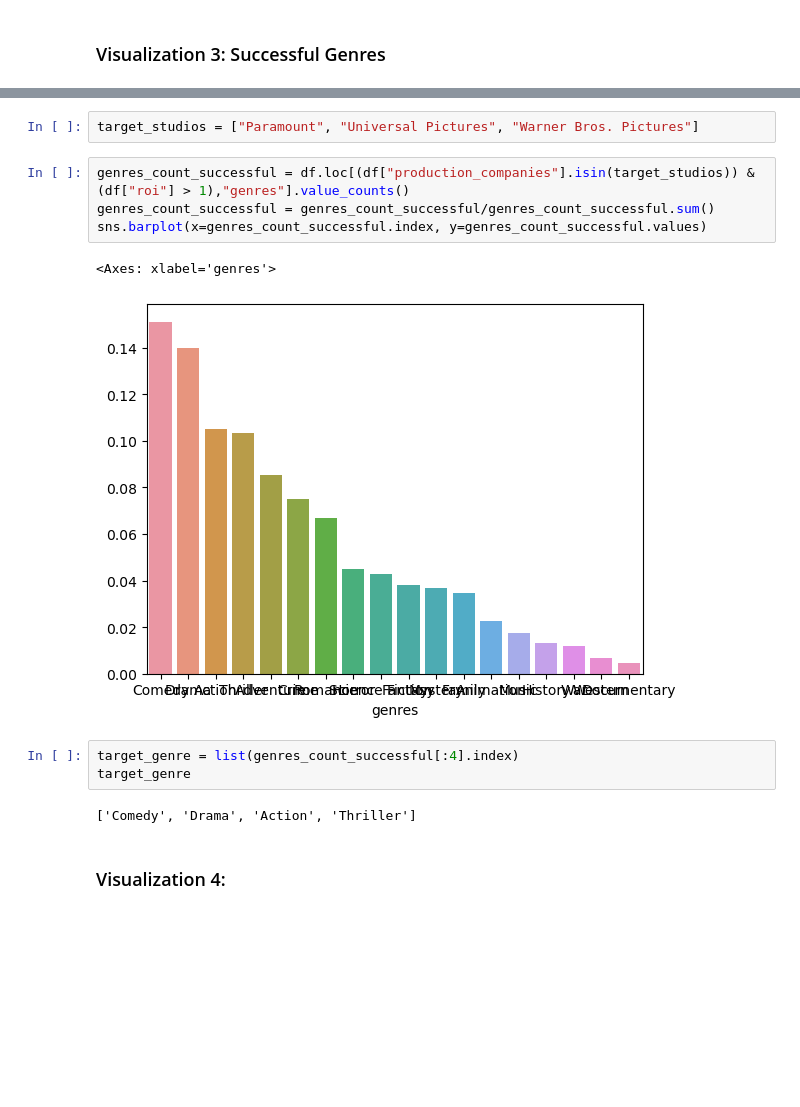
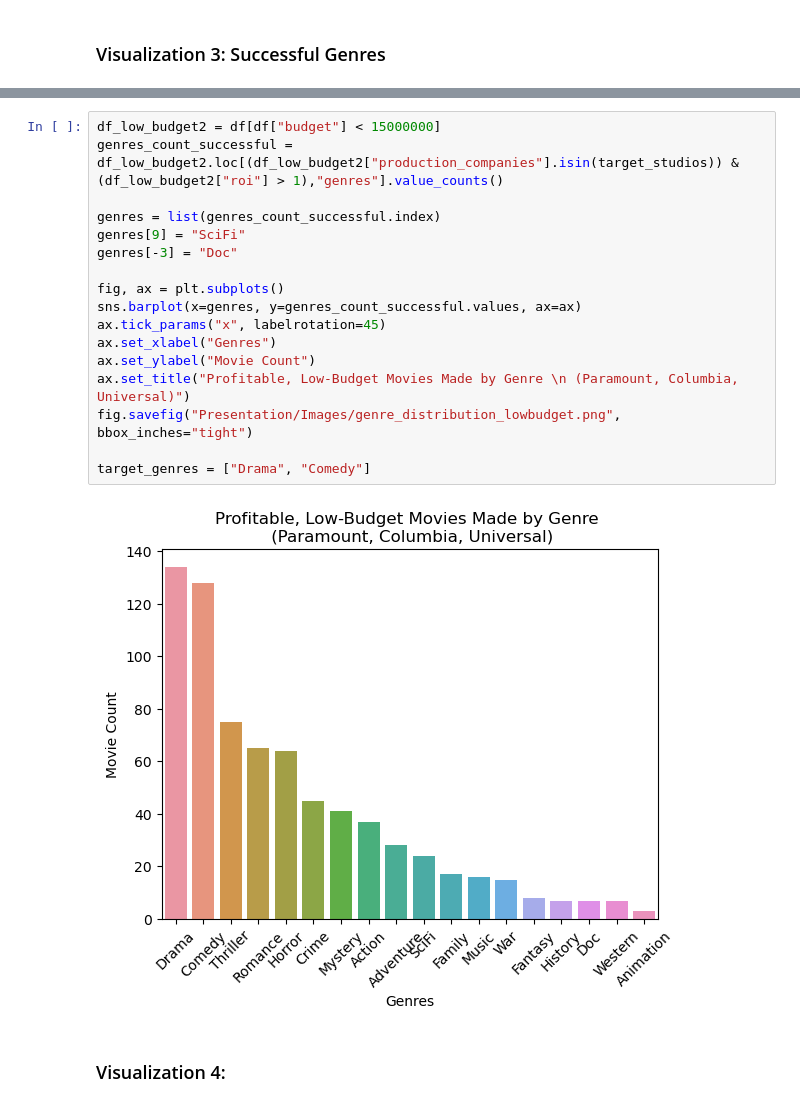
Before and after one commit to jgoett2/Phase-2-MovieProject, a Jupyter notebook: index.ipynb, the cells around one changed output, grey strips where cells are left out. Drawn from its saved outputs; the diff is of its cells as text; blank space fills up the shorter version.

```diff
--- a/index.ipynb
+++ b/index.ipynb
@@ -149,16 +146,21 @@ Half of the successful low-budget movies made by these production companies are
-# %%
-target_studios = ["Paramount", "Universal Pictures", "Warner Bros. Pictures"]
-# %%
-genres_count_successful = df.loc[(df["production_companies"].isin(target_studios)) & (df["roi"] > 1),"genres"].value_counts()
-genres_count_successful = genres_count_successful/genres_count_successful.sum()
-sns.barplot(x=genres_count_successful.index, y=genres_count_successful.values)
-# %% [output]
-<Axes: xlabel='genres'>
-[figure, removed]
-# %%
-target_genre = list(genres_count_successful[:4].index)
-target_genre
-# %% [output]
-['Comedy', 'Drama', 'Action', 'Thriller']
+# %%
+df_low_budget2 = df[df["budget"] < 15000000]
+genres_count_successful = df_low_budget2.loc[(df_low_budget2["production_companies"].isin(target_studios)) & (df_low_budget2["roi"] > 1),"genres"].value_counts()
+
+genres = list(genres_count_successful.index)
+genres[9] = "SciFi"
+genres[-3] = "Doc"
+
+fig, ax = plt.subplots()
+sns.barplot(x=genres, y=genres_count_successful.values, ax=ax)
+ax.tick_params("x", labelrotation=45)
+ax.set_xlabel("Genres")
+ax.set_ylabel("Movie Count")
+ax.set_title("Profitable, Low-Budget Movies Made by Genre \n (Paramount, Columbia, Universal)")
+fig.savefig("Presentation/Images/genre_distribution_lowbudget.png", bbox_inches="tight")
+
+target_genres = ["Drama", "Comedy"]
+# %% [output]
+[figure, added]
 # %% [markdown]
 ### Visualization 4:
```
Also changed, not shown: parts of 15 cells of this notebook.
